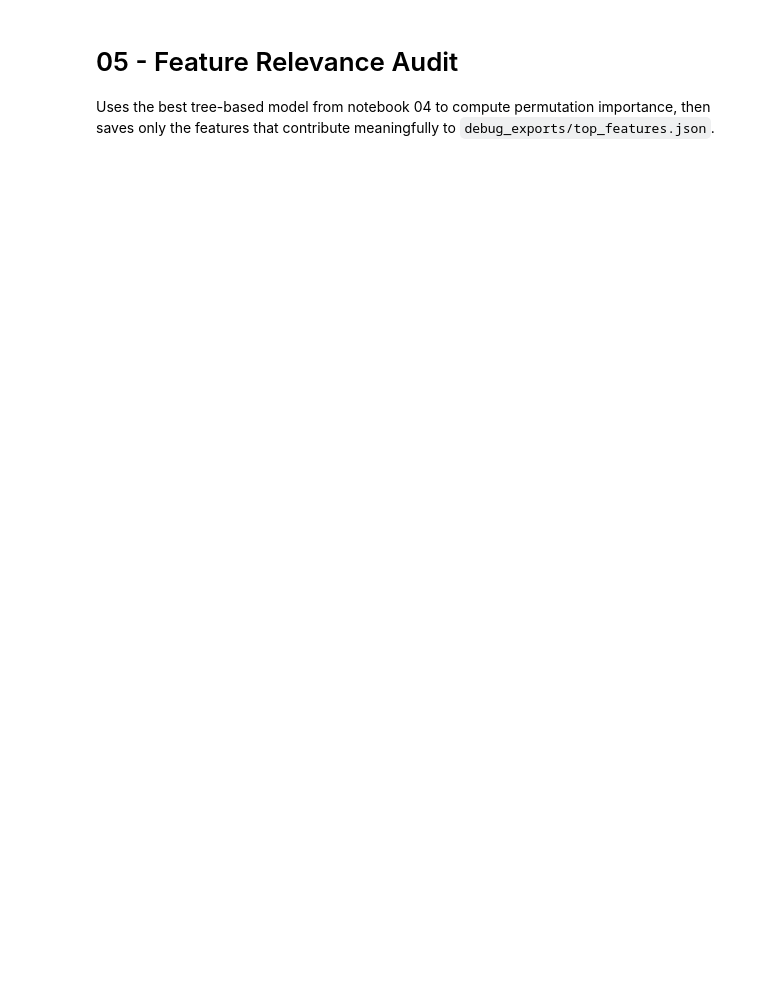
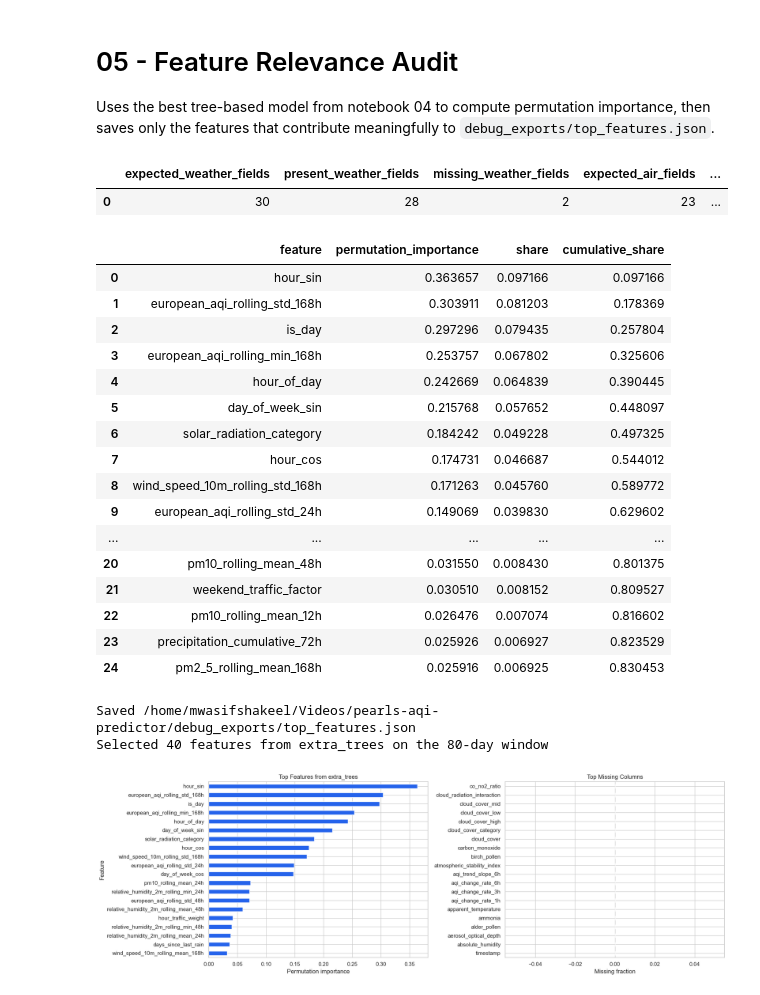
Before and after one commit to mwasifshkeel/pearls-aqi-predictor, a Jupyter notebook: src/eda/05_feature_importance.ipynb, the cells around one changed output. Saved outputs shown, nothing was run; the diff lists cells and outputs as text; code cells hidden in the pictures; blank space fills up the shorter version.

```diff
--- a/src/eda/05_feature_importance.ipynb
+++ b/src/eda/05_feature_importance.ipynb
@@ -98,7 +98,8 @@ def prepare_training_matrices(window_frame: pd.DataFrame, feature_columns: list[
         return None, None, None
 
     target = window_frame["european_aqi"].astype(float)
-    feature_frame = window_frame[feature_columns].apply(pd.to_numeric, errors="coerce").ffill().fillna(0.0)
+    feature_frame = window_frame[feature_columns].apply(pd.to_numeric, errors="coerce")
+    feature_frame = feature_frame.replace([np.inf, -np.inf], np.nan).ffill().fillna(0.0)
     feature_frame = feature_frame.loc[:, feature_frame.nunique(dropna=True) > 1].copy()
     if feature_frame.empty or len(feature_frame) <= horizon:
         return None, None, None
@@ -171,30 +172,53 @@ importance_df.to_csv(ARTIFACTS_DIR / "feature_importance_metrics.csv", index=Fal
 audit = pd.DataFrame(
     {
         "expected_weather_fields": [len(WEATHER_HOURLLY)] if 'WEATHER_HOURLLY' in globals() else [len(WEATHER_HOURLY)],
         "present_weather_fields": [len(set(WEATHER_HOURLY) & set(data.columns))],
         "missing_weather_fields": [len(set(WEATHER_HOURLY) - set(data.columns))],
         "expected_air_fields": [len(AIR_QUALITY_HOURLY)],
         "present_air_fields": [len(set(AIR_QUALITY_HOURLY) & set(data.columns))],
         "missing_air_fields": [len(set(AIR_QUALITY_HOURLY) - set(data.columns))],
         "selected_features": [len(selected_features)],
     }
 )
 
 display(audit)
 display(importance_df.head(25).rename(columns={"importance": "permutation_importance"}))
 
 fig, axes = plt.subplots(1, 2, figsize=(18, 6))
 importance_df.head(20).sort_values("importance").plot(kind="barh", x="feature", y="importance", ax=axes[0], color="#2563eb", legend=False)
 axes[0].set_title(f"Top Features from {best_tree_model_name}")
 axes[0].set_xlabel("Permutation importance")
 axes[0].set_ylabel("Feature")
 
 missingness = data.isna().mean().sort_values(ascending=False).head(20)
 missingness.plot(kind="barh", ax=axes[1], color="#dc2626")
 axes[1].set_title("Top Missing Columns")
 axes[1].set_xlabel("Missing fraction")
 
 plt.tight_layout()
 
 print(f"Saved {ARTIFACTS_DIR / 'top_features.json'}")
 print(f"Selected {len(selected_features)} features from {best_tree_model_name} on the {best_window_days}-day window")
+# %% [output]
+|  | expected_weather_fields | present_weather_fields | missing_weather_fields | expected_air_fields | ... |
+| 0 | 30 | 28 | 2 | 23 | ... |
+|  | feature | permutation_importance | share | cumulative_share |
+| 0 | hour_sin | 0.363657 | 0.097166 | 0.097166 |
+| 1 | european_aqi_rolling_std_168h | 0.303911 | 0.081203 | 0.178369 |
+| 2 | is_day | 0.297296 | 0.079435 | 0.257804 |
+| 3 | european_aqi_rolling_min_168h | 0.253757 | 0.067802 | 0.325606 |
+| 4 | hour_of_day | 0.242669 | 0.064839 | 0.390445 |
+| 5 | day_of_week_sin | 0.215768 | 0.057652 | 0.448097 |
+| 6 | solar_radiation_category | 0.184242 | 0.049228 | 0.497325 |
+| 7 | hour_cos | 0.174731 | 0.046687 | 0.544012 |
+| 8 | wind_speed_10m_rolling_std_168h | 0.171263 | 0.045760 | 0.589772 |
+| 9 | european_aqi_rolling_std_24h | 0.149069 | 0.039830 | 0.629602 |
+| ... | ... | ... | ... | ... |
+| 20 | pm10_rolling_mean_48h | 0.031550 | 0.008430 | 0.801375 |
+| 21 | weekend_traffic_factor | 0.030510 | 0.008152 | 0.809527 |
+| 22 | pm10_rolling_mean_12h | 0.026476 | 0.007074 | 0.816602 |
+| 23 | precipitation_cumulative_72h | 0.025926 | 0.006927 | 0.823529 |
+| 24 | pm2_5_rolling_mean_168h | 0.025916 | 0.006925 | 0.830453 |
+Saved /home/mwasifshakeel/Videos/pearls-aqi-predictor/debug_exports/top_features.json
+Selected 40 features from extra_trees on the 80-day window
+[figure, added]
```
Also changed, not shown: 7 other files.
